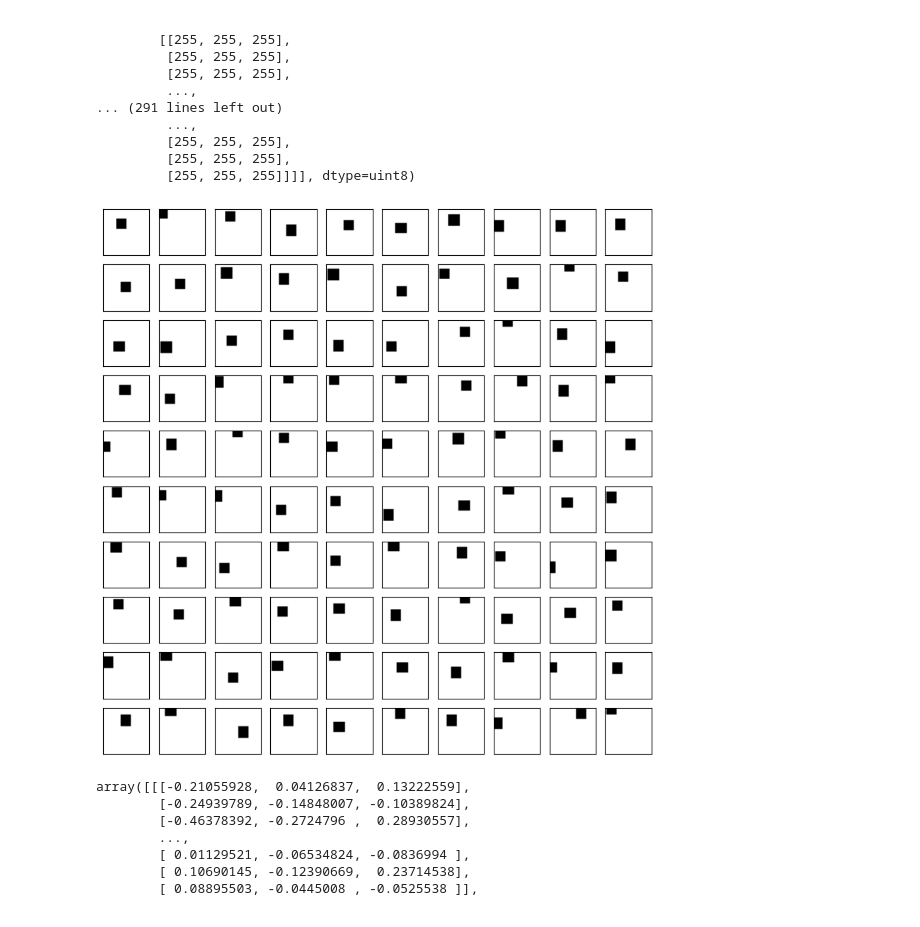
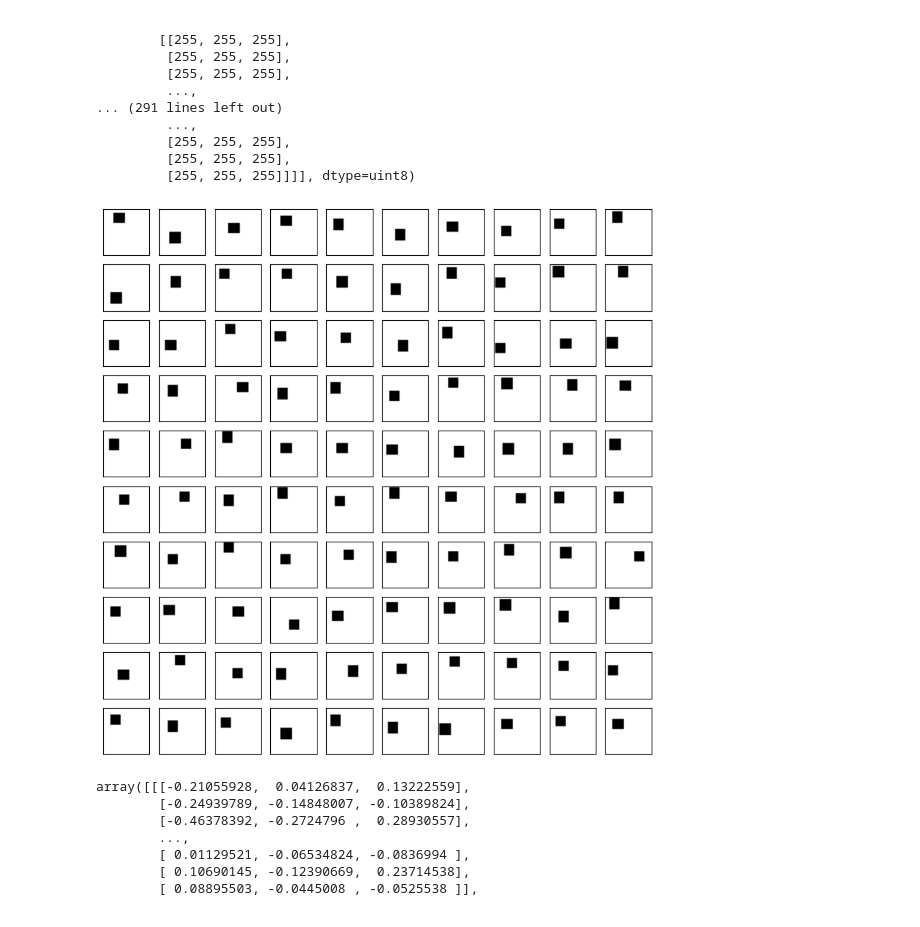
Before and after one commit to AdirTuval/vae-lab-project, a Jupyter notebook: mynotebook.ipynb, the cells around one changed output. Saved outputs shown, nothing was run; the diff lists cells and outputs as text; code cells hidden in the pictures.

```diff
--- a/mynotebook.ipynb
+++ b/mynotebook.ipynb
@@ -6,8 +6,7 @@ import torch
 import matplotlib.pyplot as plt
 from models import VanillaVAE
 # %%
-sdg = ShapesDatasetGenerator(random_seed=42, render_config={"anti_alias": 1})
-sdg.set_latents([[0, 1]])
-m = sdg.generate_samples()
-plt.imshow(m[0])
+sdg = ShapesDatasetGenerator(random_seed=42, render_config={"anti_alias": 1, "canvas_size" : 32})
+m, l = sdg.generate(10000)
+m.shape
 # %% [output]
@@ -39,24 +39,24 @@ np.save('shapes_32x32_10000.npy', dataset)
 # %%
 # Define the grid size
 grid_size = 10
 
 # Create a figure and axis
 fig, axes = plt.subplots(grid_size, grid_size, figsize=(10, 10))
 
 # Iterate through the images and plot them
 for i, ax in enumerate(axes.flat):
     # If there are fewer images than grid cells, hide the remaining empty plots
-    if i < dataset.shape[0]:
-        ax.imshow(dataset[i])
+    if i < m.shape[0]:
+        ax.imshow(m[i])
         ax.set_xticks([])
         ax.set_yticks([])
     else:
         ax.axis('off')
         ax.set_visible(False)
 
 plt.show()
 # %% [output]
-[figure, old version]
+[figure, new version]
 # %%
 npx = np.random.rand(2, 3, 32, 32).astype(np.float32)
 x = torch.Tensor(npx)
```
Also changed, not shown: parts of 2 cells of this notebook, 5 other files.
